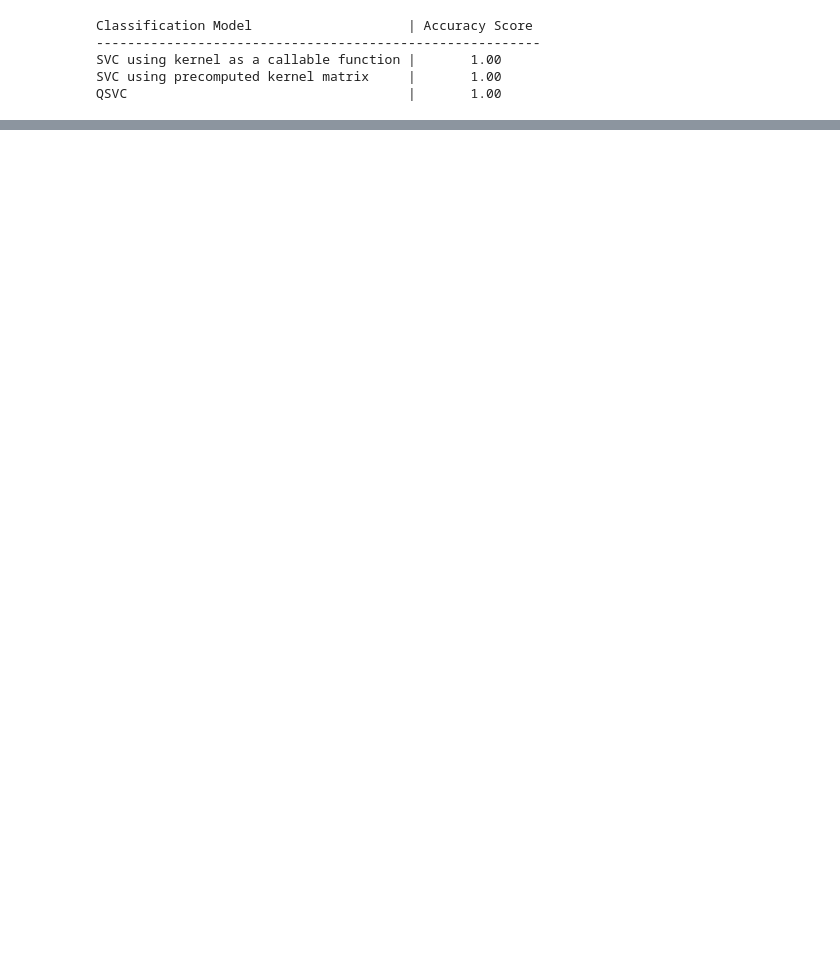
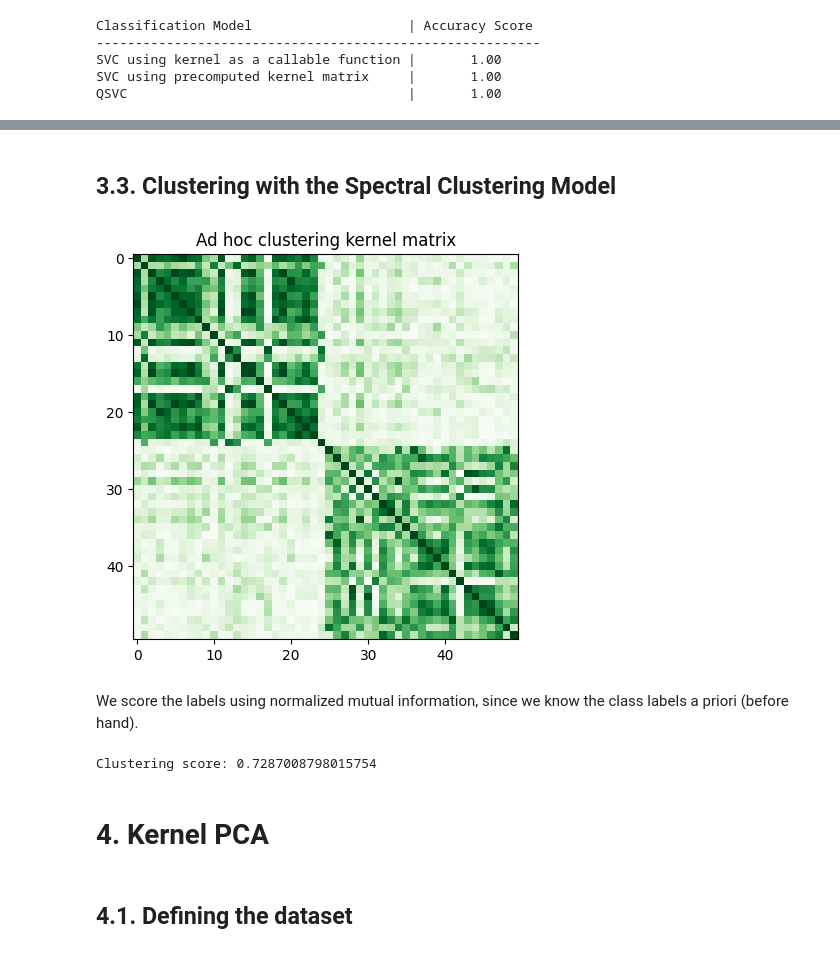
Before and after one commit to tenseisoham/QuantumML, a Jupyter notebook: Ad-hoc.ipynb, the cells around one changed output, grey strips where cells are left out. Drawn from its saved outputs; the diff is of its cells as text; code cells hidden in the pictures; blank space fills up the shorter version.

```diff
--- a/Ad-hoc.ipynb
+++ b/Ad-hoc.ipynb
@@ -149,0 +205,34 @@ QSVC                                    |       1.00
+# %%
+adhoc_feature_map = ZZFeatureMap(feature_dimension=adhoc_dimension, reps=2, entanglement="linear")
+
+adhoc_kernel = FidelityQuantumKernel(feature_map=adhoc_feature_map)
+# %% [markdown]
+## 3.3. Clustering with the Spectral Clustering Model
+# %%
+adhoc_matrix = adhoc_kernel.evaluate(x_vec=train_features)
+
+plt.figure(figsize=(5, 5))
+plt.imshow(np.asmatrix(adhoc_matrix), interpolation="nearest", origin="upper", cmap="Greens")
+plt.title("Ad hoc clustering kernel matrix")
+plt.show()
+# %% [output]
+[figure, added]
+# %% [markdown]
+We score the labels using normalized mutual information, since we know the class labels a priori (before hand).
+# %%
+from sklearn.cluster import SpectralClustering
+from sklearn.metrics import normalized_mutual_info_score
+
+adhoc_spectral = SpectralClustering(2, affinity="precomputed")
+
+cluster_labels = adhoc_spectral.fit_predict(adhoc_matrix)
+
+cluster_score = normalized_mutual_info_score(cluster_labels, train_labels)
+
+print(f"Clustering score: {cluster_score}")
+# %% [output]
+Clustering score: 0.7287008798015754
+# %% [markdown]
+# 4. Kernel PCA
+# %% [markdown]
+## 4.1. Defining the dataset
```
Also changed, not shown: parts of 21 cells of this notebook, 1 other file.
